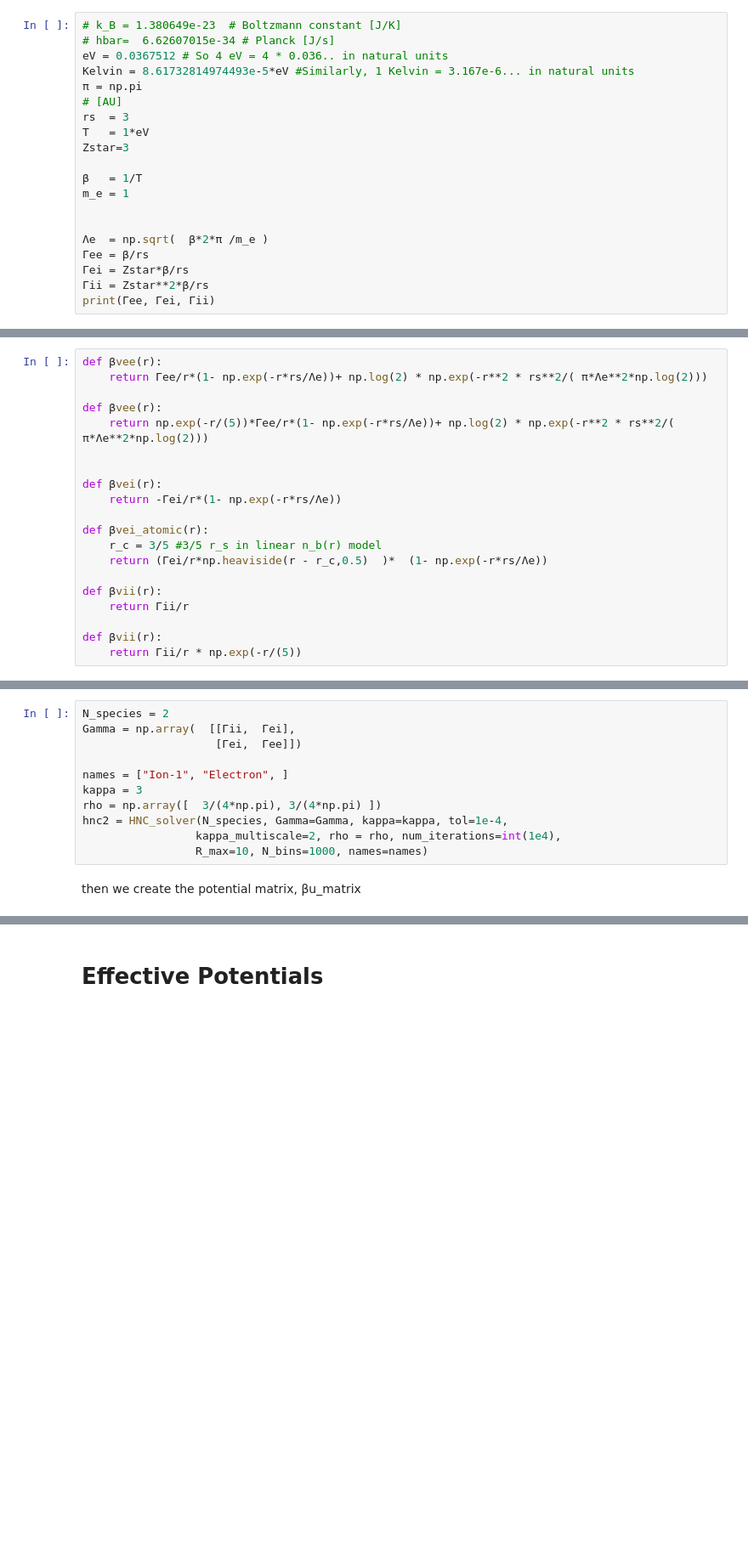
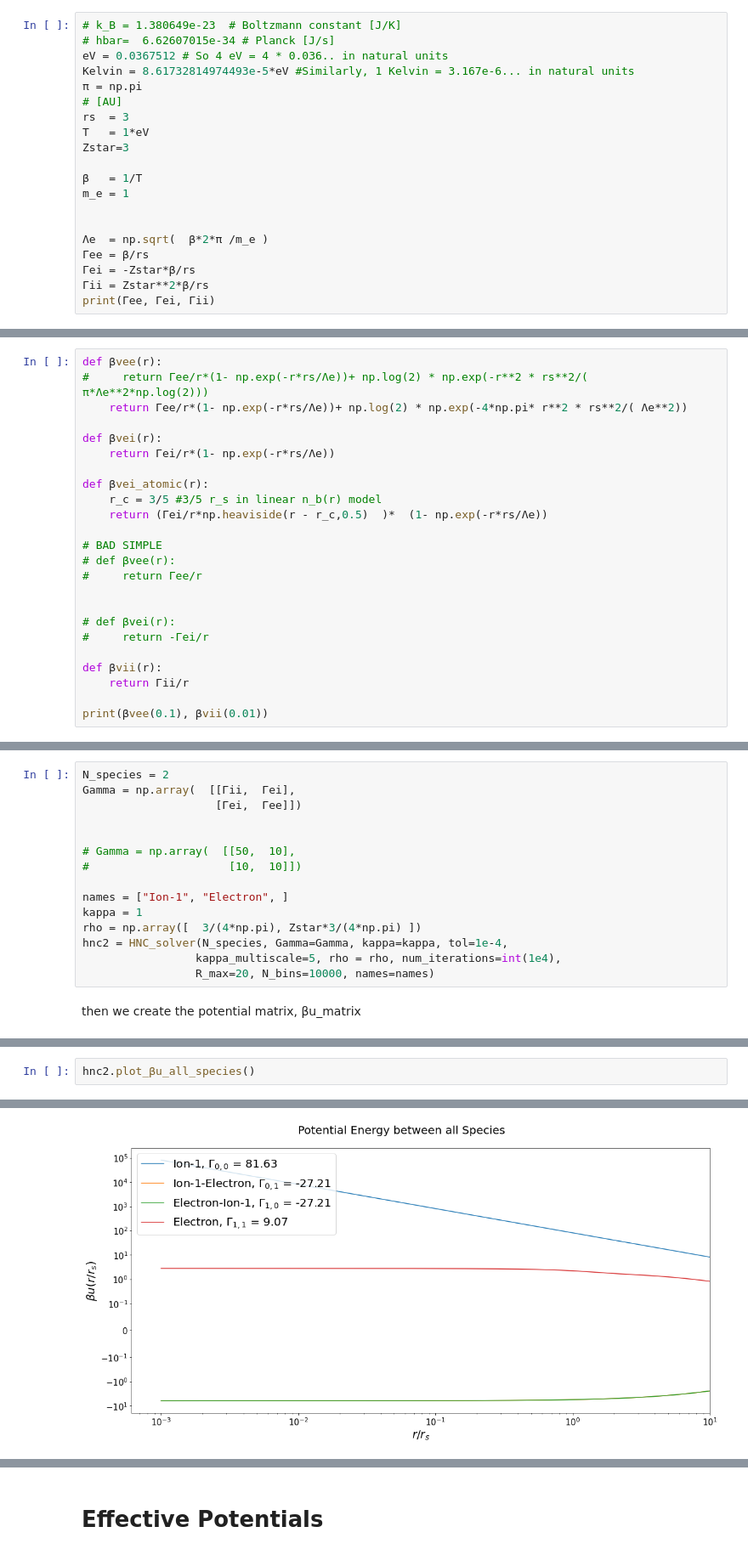
Before and after one commit to ZachAJohnson/hnc, a Jupyter notebook: QSP_HNC.ipynb, the cells around one changed output, grey strips where cells are left out. Shown at 85% size. Saved outputs shown, nothing was run; the diff lists cells and outputs as text; blank space fills up the shorter version.

```diff
--- a/QSP_HNC.ipynb
+++ b/QSP_HNC.ipynb
@@ -39,7 +39,7 @@ m_e = 1
 
 Λe  = np.sqrt(  β*2*π /m_e )
 Γee = β/rs
-Γei = Zstar*β/rs
+Γei = -Zstar*β/rs
 Γii = Zstar**2*β/rs
 print(Γee, Γei, Γii)
 # %% [output]
@@ -48,21 +48,25 @@ print(Γee, Γei, Γii)
 Plug into get potentials
 # %%
 def βvee(r):
-    return Γee/r*(1- np.exp(-r*rs/Λe))+ np.log(2) * np.exp(-r**2 * rs**2/( π*Λe**2*np.log(2)))
-
-def βvee(r):
-    return np.exp(-r/(5))*Γee/r*(1- np.exp(-r*rs/Λe))+ np.log(2) * np.exp(-r**2 * rs**2/( π*Λe**2*np.log(2)))
-
+#     return Γee/r*(1- np.exp(-r*rs/Λe))+ np.log(2) * np.exp(-r**2 * rs**2/( π*Λe**2*np.log(2)))
+    return Γee/r*(1- np.exp(-r*rs/Λe))+ np.log(2) * np.exp(-4*np.pi* r**2 * rs**2/( Λe**2))
 
 def βvei(r):
-    return -Γei/r*(1- np.exp(-r*rs/Λe))
+    return Γei/r*(1- np.exp(-r*rs/Λe))
 
 def βvei_atomic(r):
     r_c = 3/5 #3/5 r_s in linear n_b(r) model
     return (Γei/r*np.heaviside(r - r_c,0.5)  )*  (1- np.exp(-r*rs/Λe))
 
+# BAD SIMPLE
+# def βvee(r):
+#     return Γee/r
+
+
+# def βvei(r):
+#     return -Γei/r
+
 def βvii(r):
     return Γii/r
 
-def βvii(r):
-    return Γii/r * np.exp(-r/(5))
+print(βvee(0.1), βvii(0.01))
@@ -73,12 +79,16 @@ N_species = 2
 Gamma = np.array(  [[Γii,  Γei],
                     [Γei,  Γee]])
 
+
+# Gamma = np.array(  [[50,  10],
+#                     [10,  10]])
+
 names = ["Ion-1", "Electron", ]
-kappa = 3
-rho = np.array([  3/(4*np.pi), 3/(4*np.pi) ])
+kappa = 1
+rho = np.array([  3/(4*np.pi), Zstar*3/(4*np.pi) ])
 hnc2 = HNC_solver(N_species, Gamma=Gamma, kappa=kappa, tol=1e-4,
-                 kappa_multiscale=2, rho = rho, num_iterations=int(1e4),
-                 R_max=10, N_bins=1000, names=names)
+                 kappa_multiscale=5, rho = rho, num_iterations=int(1e4),
+                 R_max=20, N_bins=10000, names=names)
 # %% [markdown]
 then we create the potential matrix, βu_matrix
 # %%
@@ -88,0 +115,3 @@ hnc2.βu_r_matrix[1,1] = βvee(hnc2.r_array)
+# %%
+hnc2.plot_βu_all_species()
+# %% [output]
@@ -89 +120,2 @@ hnc2.βu_r_matrix[1,1] = βvee(hnc2.r_array)
+[figure, added]
 # %%
```
Also changed, not shown: parts of 20 cells of this notebook, 3 other files.
